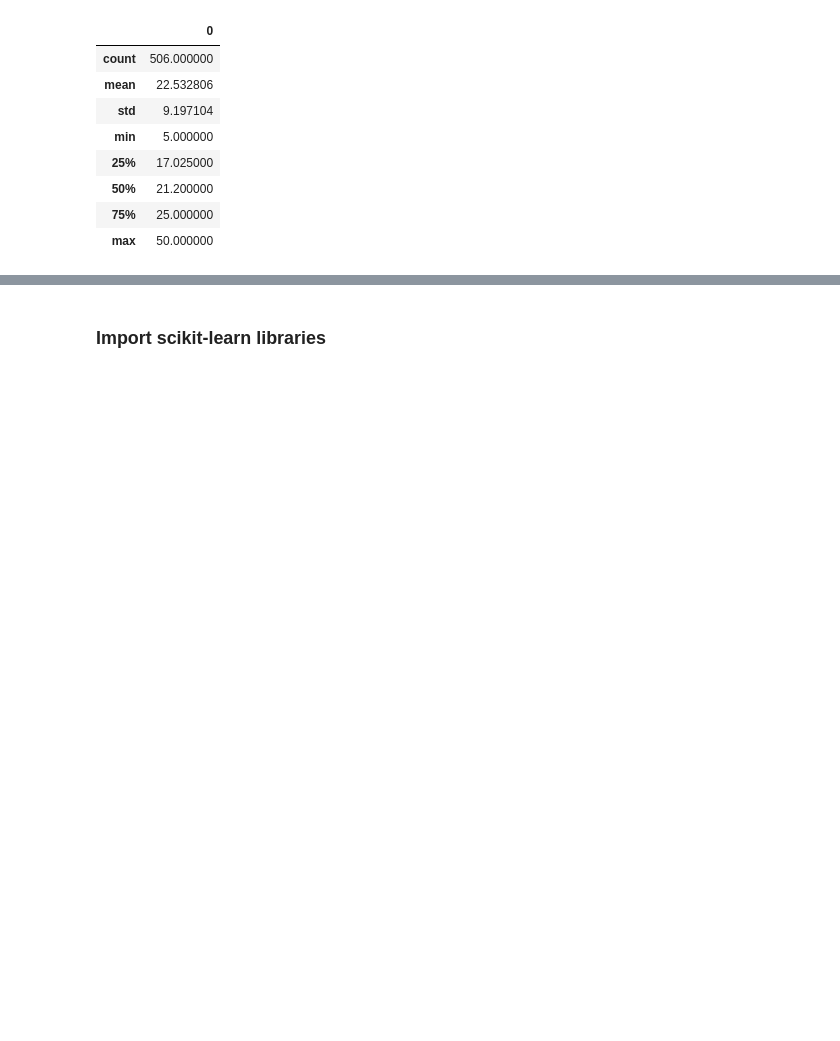
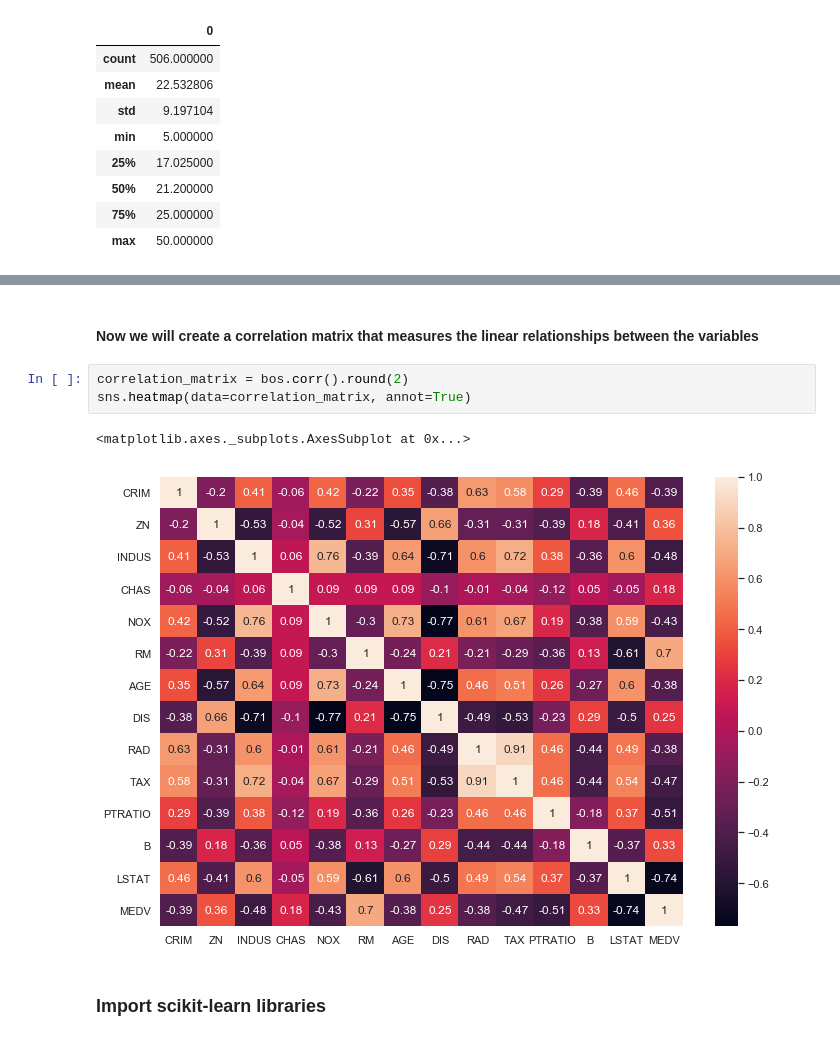
Before and after one commit to marlonfernandes19/Predicting-Boston-Housing-Prices, a Jupyter notebook: Predicting Boston Housing Prices.ipynb, the cells around one changed output, grey strips where cells are left out. Cells and saved outputs as stored; diff of their text form; blank space fills up the shorter version.

```diff
--- a/Predicting Boston Housing Prices.ipynb
+++ b/Predicting Boston Housing Prices.ipynb
@@ -137,3 +152,11 @@ y.describe()
+# %% [markdown]
+#### Now we will create a correlation matrix that measures the linear relationships between the variables
+# %%
+correlation_matrix = bos.corr().round(2)
+sns.heatmap(data=correlation_matrix, annot=True)
+# %% [output]
+<matplotlib.axes._subplots.AxesSubplot at 0x...>
+[figure, added]
 # %% [markdown]
 ### Import scikit-learn libraries
 # %%
```
Also changed, not shown: parts of 11 cells of this notebook.
